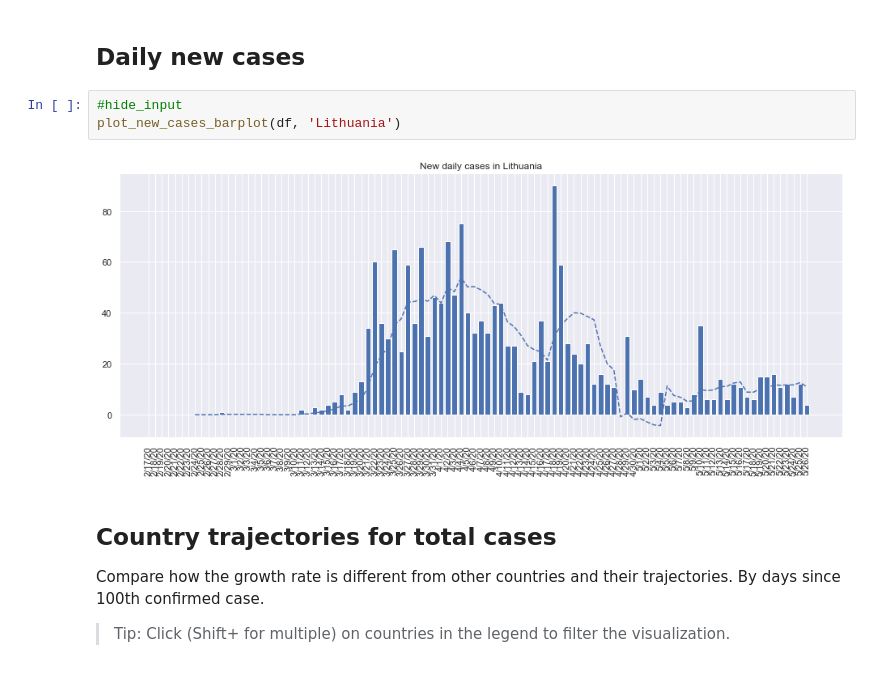
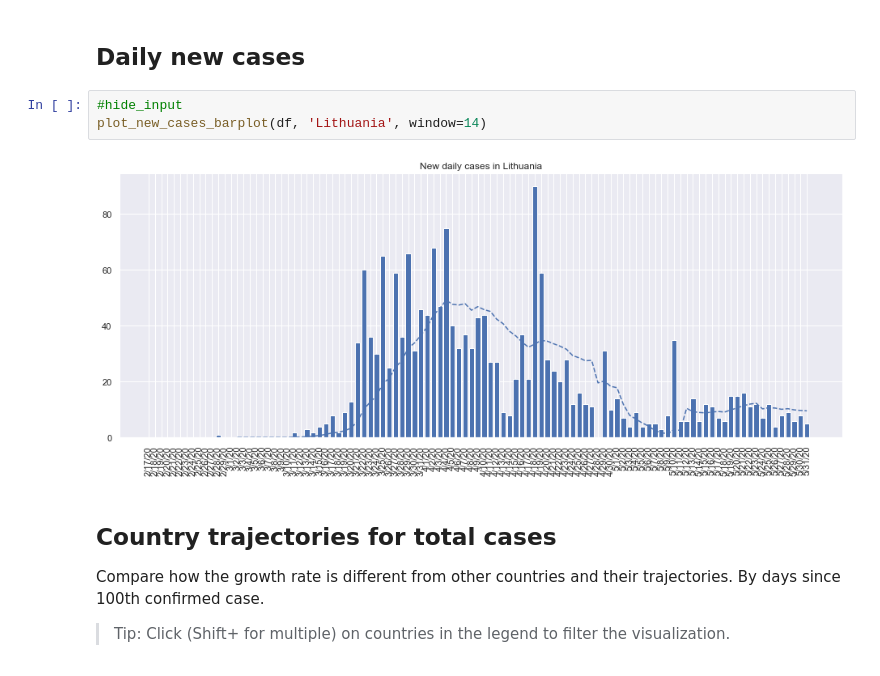
Before and after one commit to IvonaTau/covid19, a Jupyter notebook: _notebooks/2020-03-30-lithuania.ipynb, the cells around one changed output. Cells and saved outputs as stored; diff of their text form.

Commit message:
new plots

```diff
--- a/_notebooks/2020-03-30-lithuania.ipynb
+++ b/_notebooks/2020-03-30-lithuania.ipynb
@@ -54,9 +64,9 @@ plot_confirmed_cases_barplot(df, 'Lithuania', cutoff=30, logarithmic_scale=True)
 ## Daily new cases
 # %%
 #hide_input
-plot_new_cases_barplot(df, 'Lithuania')
+plot_new_cases_barplot(df, 'Lithuania', window=14)
 # %% [output]
-[figure, old version]
+[figure, new version]
 # %% [markdown]
 ## Country trajectories for total cases
 
```
Also changed, not shown: parts of 19 cells of this notebook, 3 other files.
